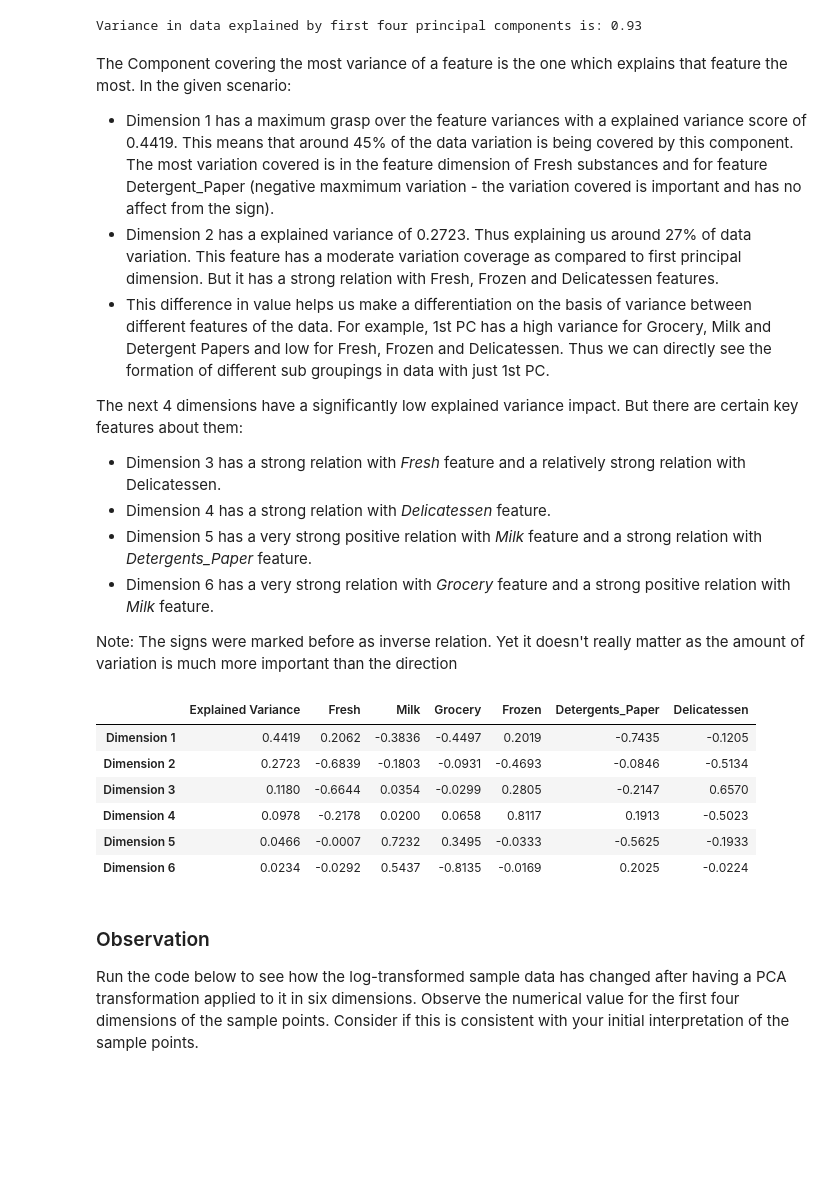
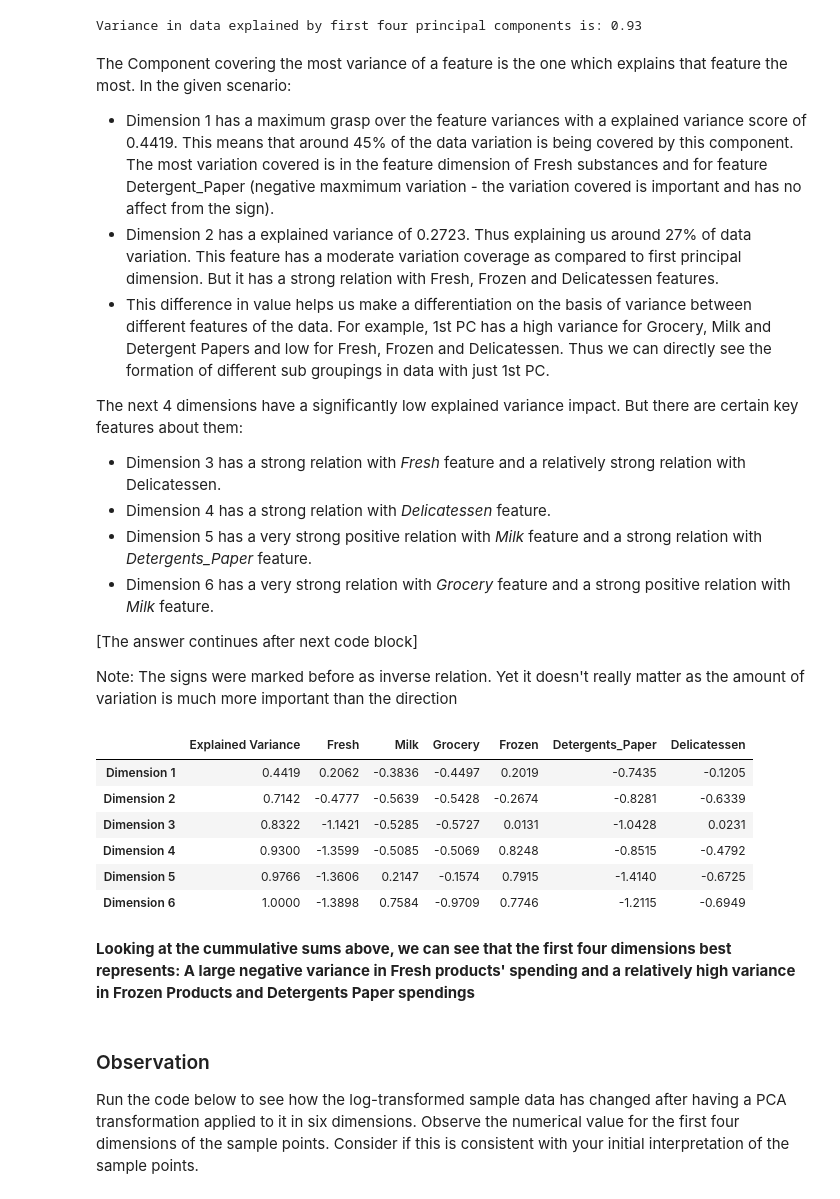
Before and after one commit to piyush2896/CustomerSegments, a Jupyter notebook: customer_segments.ipynb, the cells around one changed output. Cells and saved outputs as stored; diff of their text form; code cells hidden in the pictures; blank space fills up the shorter version.

```diff
--- a/customer_segments.ipynb
+++ b/customer_segments.ipynb
@@ -392,17 +394,22 @@ The next 4 dimensions have a significantly low explained variance impact. But th
 - Dimension 5 has a very strong positive relation with *Milk* feature and a strong relation with *Detergents_Paper* feature.
 - Dimension 6 has a very strong relation with *Grocery* feature and a strong positive relation with *Milk* feature.
 
+
+[The answer continues after next code block]
+
 Note: The signs were marked before as inverse relation. Yet it doesn't really matter as the amount of variation is much more important than the direction
 # %%
-pca_results
+pca_results.cumsum()
 # %% [output]
 |  | Explained Variance | Fresh | Milk | Grocery | Frozen | Detergents_Paper | Delicatessen |
 | Dimension 1 | 0.4419 | 0.2062 | -0.3836 | -0.4497 | 0.2019 | -0.7435 | -0.1205 |
-| Dimension 2 | 0.2723 | -0.6839 | -0.1803 | -0.0931 | -0.4693 | -0.0846 | -0.5134 |
-| Dimension 3 | 0.1180 | -0.6644 | 0.0354 | -0.0299 | 0.2805 | -0.2147 | 0.6570 |
-| Dimension 4 | 0.0978 | -0.2178 | 0.0200 | 0.0658 | 0.8117 | 0.1913 | -0.5023 |
-| Dimension 5 | 0.0466 | -0.0007 | 0.7232 | 0.3495 | -0.0333 | -0.5625 | -0.1933 |
-| Dimension 6 | 0.0234 | -0.0292 | 0.5437 | -0.8135 | -0.0169 | 0.2025 | -0.0224 |
+| Dimension 2 | 0.7142 | -0.4777 | -0.5639 | -0.5428 | -0.2674 | -0.8281 | -0.6339 |
+| Dimension 3 | 0.8322 | -1.1421 | -0.5285 | -0.5727 | 0.0131 | -1.0428 | 0.0231 |
+| Dimension 4 | 0.9300 | -1.3599 | -0.5085 | -0.5069 | 0.8248 | -0.8515 | -0.4792 |
+| Dimension 5 | 0.9766 | -1.3606 | 0.2147 | -0.1574 | 0.7915 | -1.4140 | -0.6725 |
+| Dimension 6 | 1.0000 | -1.3898 | 0.7584 | -0.9709 | 0.7746 | -1.2115 | -0.6949 |
+# %% [markdown]
+**Looking at the cummulative sums above, we can see that the first four dimensions best represents: A large negative variance in Fresh products' spending and a relatively high variance in Frozen Products and Detergents Paper spendings**
 # %% [markdown]
 ### Observation
 Run the code below to see how the log-transformed sample data has changed after having a PCA transformation applied to it in six dimensions. Observe the numerical value for the first four dimensions of the sample points. Consider if this is consistent with your initial interpretation of the sample points.
```
Also changed, not shown: parts of 9 cells of this notebook, 1 other file.
